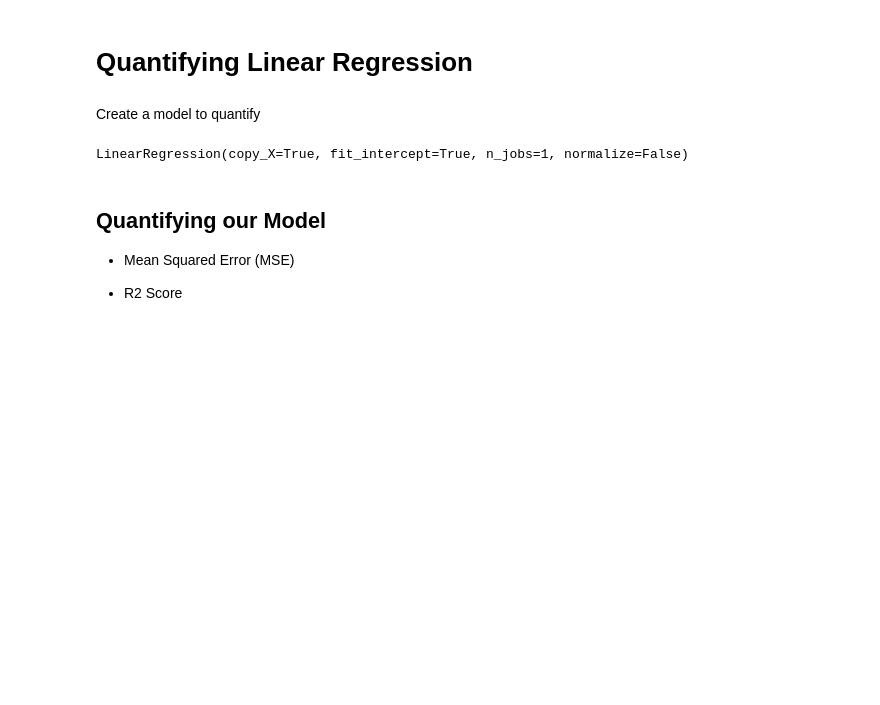
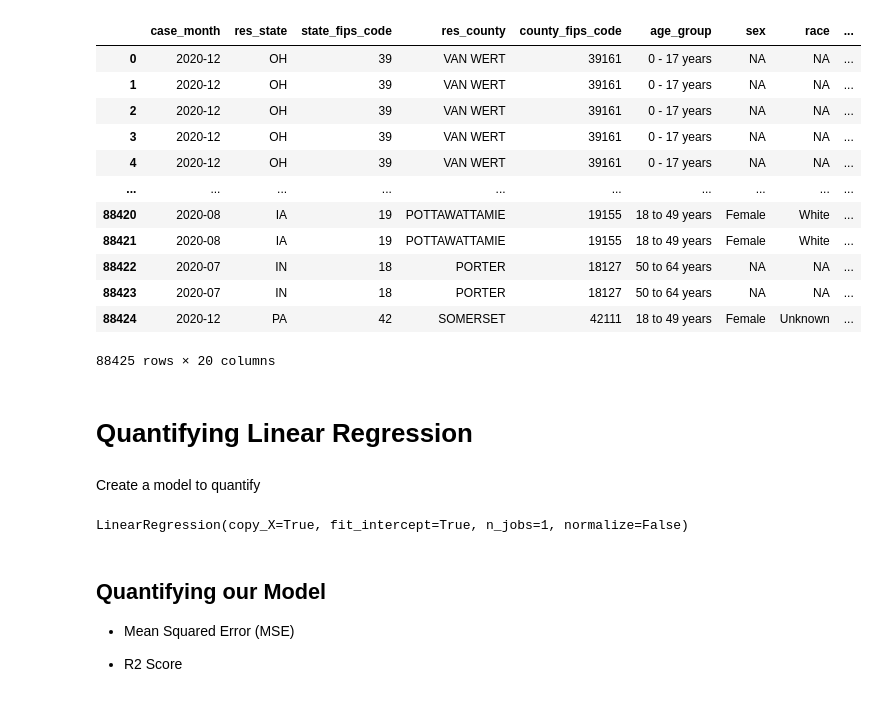
Before and after one commit to IIVIIIII/2020_Weathering, a Jupyter notebook: notebook/covid_regression.ipynb, the cells around one changed output. Drawn from its saved outputs; the diff is of its cells as text; code cells hidden in the pictures; blank space fills up the shorter version.

```diff
--- a/notebook/covid_regression.ipynb
+++ b/notebook/covid_regression.ipynb
@@ -47,0 +57,8 @@ meow
+# %%
+ccvi = pd.read_csv('../resources/ccvi.csv')
+ccvi['FIPS'] = ccvi['FIPS'].apply(lambda x: str(x)[:5])
+ccvi = pd.DataFrame(ccvi.groupby('FIPS')['ccvi'].mean())
+ccvi = ccvi.reset_index()
+ccvi = ccvi.rename(columns={'FIPS': 'county_fips_code'})
+
+ccvi
@@ -48,3 +79,20 @@ meow
+# %%
+cases = pd.merge(cases, ccvi, on='county_fips_code')
+cases
+# %% [output]
+|  | case_month | res_state | state_fips_code | res_county | county_fips_code | age_group | sex | race | ... |
+| 0 | 2020-12 | OH | 39 | VAN WERT | 39161 | 0 - 17 years | NA | NA | ... |
+| 1 | 2020-12 | OH | 39 | VAN WERT | 39161 | 0 - 17 years | NA | NA | ... |
+| 2 | 2020-12 | OH | 39 | VAN WERT | 39161 | 0 - 17 years | NA | NA | ... |
+| 3 | 2020-12 | OH | 39 | VAN WERT | 39161 | 0 - 17 years | NA | NA | ... |
+| 4 | 2020-12 | OH | 39 | VAN WERT | 39161 | 0 - 17 years | NA | NA | ... |
+| ... | ... | ... | ... | ... | ... | ... | ... | ... | ... |
+| 88420 | 2020-08 | IA | 19 | POTTAWATTAMIE | 19155 | 18 to 49 years | Female | White | ... |
+| 88421 | 2020-08 | IA | 19 | POTTAWATTAMIE | 19155 | 18 to 49 years | Female | White | ... |
+| 88422 | 2020-07 | IN | 18 | PORTER | 18127 | 50 to 64 years | NA | NA | ... |
+| 88423 | 2020-07 | IN | 18 | PORTER | 18127 | 50 to 64 years | NA | NA | ... |
+| 88424 | 2020-12 | PA | 42 | SOMERSET | 42111 | 18 to 49 years | Female | Unknown | ... |
+88425 rows × 20 columns
 # %% [markdown]
 # Quantifying Linear Regression
 # %% [markdown]
```
Also changed, not shown: parts of 5 cells of this notebook.
